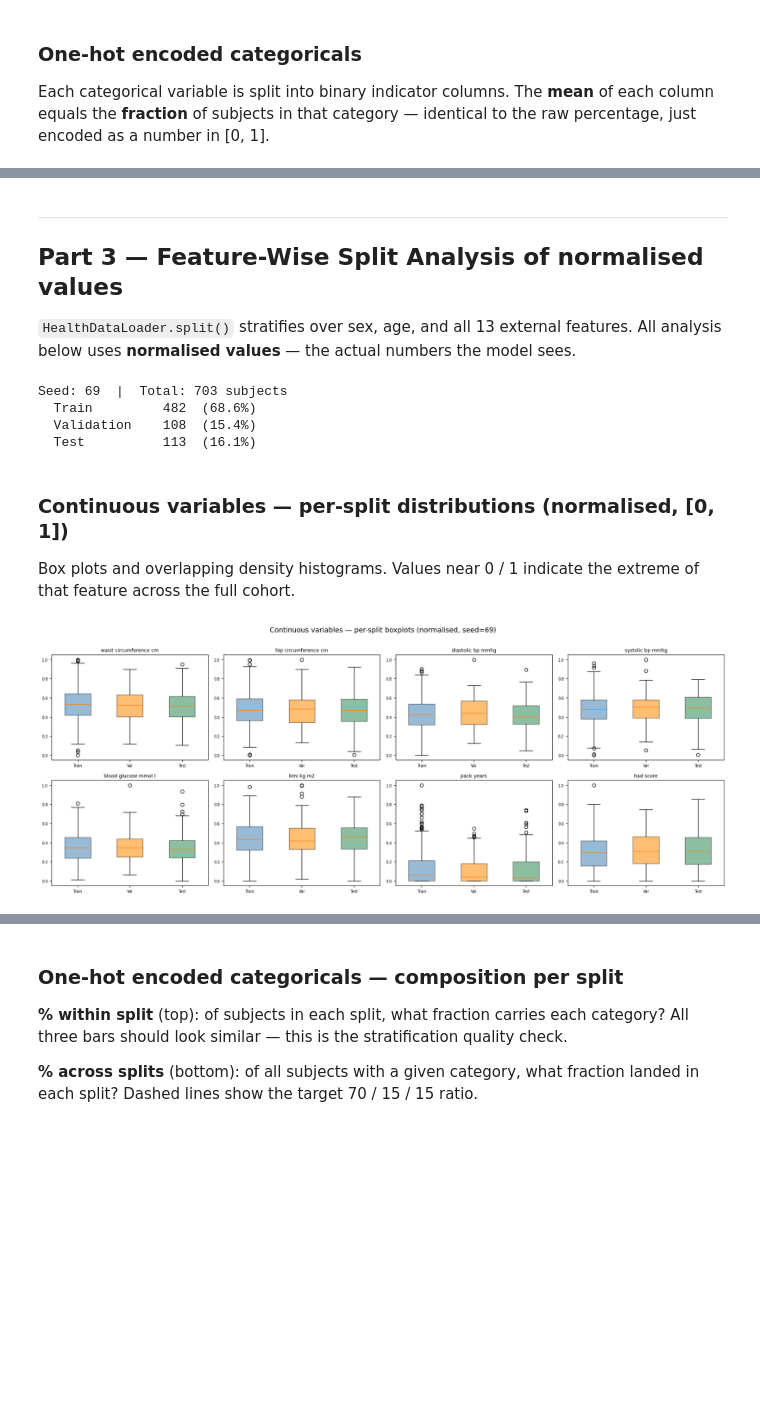
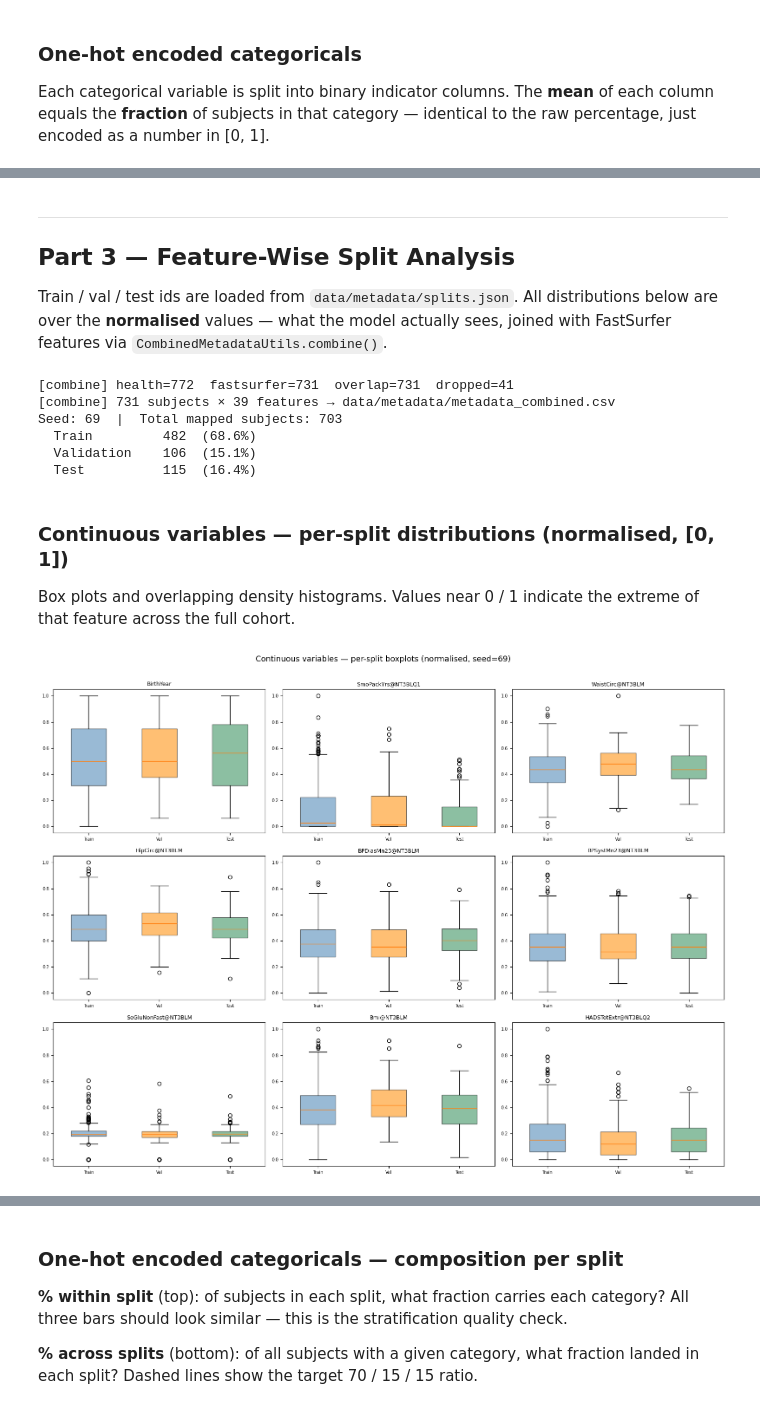
Before and after one commit to flippi321/NTNU-Master-project, a Jupyter notebook: feature_split_analysis.ipynb, the cells around one changed output, grey strips where cells are left out. Saved outputs shown, nothing was run; the diff lists cells and outputs as text; code cells hidden in the pictures; blank space fills up the shorter version.

```diff
--- a/feature_split_analysis.ipynb
+++ b/feature_split_analysis.ipynb
@@ -335,31 +366,30 @@ fig, axes = plt.subplots(2, n_cats, figsize=(20, 7))
 
 for col_i, cat in enumerate(CATEGORICAL):
     ohe_cols = ohe_groups[cat]
-    labels   = [c.replace(cat + '_','').replace('_',' ') for c in ohe_cols]
-    raw_vc   = raw[cat].value_counts().sort_index()
+    labels   = [c.replace(cat + '_','') for c in ohe_cols]
+    raw_vc   = raw[cat].dropna().value_counts().sort_index()
     means    = norm[ohe_cols].mean().values
-    counts   = means * n_subj  # fraction -> count, matches raw y-axis
+    counts   = means * n_subj
 
-    # Top row: raw counts
     ax_top = axes[0, col_i]
     ax_top.bar(range(len(raw_vc)), raw_vc.values, color='steelblue', alpha=0.85)
     ax_top.set_xticks(range(len(raw_vc)))
-    ax_top.set_xticklabels([str(v).replace('_',' ') for v in raw_vc.index],
+    ax_top.set_xticklabels([str(v) for v in raw_vc.index],
                             rotation=30, ha='right', fontsize=7)
-    ax_top.set_title(cat.replace('_',' '), fontsize=9)
+    ax_top.set_title(cat, fontsize=9)
     ax_top.set_ylabel('Count', fontsize=8)
+    raw_total = raw_vc.sum()
     for i, v in enumerate(raw_vc.values):
-        ax_top.text(i, v + n_subj*0.01, f'{v/n_subj*100:.0f}%',
+        ax_top.text(i, v + raw_total*0.01, f'{v/raw_total*100:.0f}%',
                     ha='center', va='bottom', fontsize=7)
 
-    # Bottom row: same count scale derived from OHE means
     ax_bot = axes[1, col_i]
     bars = ax_bot.bar(range(len(labels)), counts,
                       color=plt.cm.Set2.colors[:len(labels)], alpha=0.9)
     ax_bot.set_xticks(range(len(labels)))
     ax_bot.set_xticklabels(labels, rotation=30, ha='right', fontsize=7)
     ax_bot.set_ylabel('Count (from OHE)', fontsize=8)
-    ax_bot.set_ylim(0, ax_top.get_ylim()[1])  # match raw y-axis
+    ax_bot.set_ylim(0, ax_top.get_ylim()[1])
     for bar, c_val, m in zip(bars, counts, means):
         ax_bot.text(bar.get_x() + bar.get_width()/2, c_val + n_subj*0.01,
                     f'{m*100:.0f}%', ha='center', va='bottom', fontsize=7)
@@ -409,58 +433,68 @@ One-hot column statistics (mean = fraction, std reflects imbalance)
 # %% [markdown]
 ---
-## Part 3 — Feature-Wise Split Analysis of normalised values
+## Part 3 — Feature-Wise Split Analysis
 
-`HealthDataLoader.split()` stratifies over sex, age, and all 13 external features.
-All analysis below uses **normalised values** — the actual numbers the model sees.
+Train / val / test ids are loaded from `data/metadata/splits.json`. All distributions below
+are over the **normalised** values — what the model actually sees, joined with FastSurfer
+features via `CombinedMetadataUtils.combine()`.
 # %%
-meta_loader = HealthDataLoader(external_features=True)
-train_ids, val_ids, test_ids = meta_loader.split(
-    train_split=TRAIN_SPLIT, val_split=VAL_SPLIT, seed=SEED
-)
+train_ids = [str(i).zfill(5) for i in _splits['train']]
+val_ids   = [str(i).zfill(5) for i in _splits['val']]
+test_ids  = [str(i).zfill(5) for i in _splits['test']]
+
+# Load combined dataset via CombinedMetadataUtils (merges health + fastsurfer normalized data)
+loader = CombinedMetadataUtils()
+loader.combine(overwrite=True)  # rebuild from current normalized CSVs
+combined = pd.read_csv(loader.csv_path, dtype={'hunt_id': str})
+combined['hunt_id'] = combined['hunt_id'].astype(str).str.zfill(5)
 
 id_to_split = {}
 id_to_split.update({i: 'Train'      for i in train_ids})
 id_to_split.update({i: 'Validation' for i in val_ids})
 id_to_split.update({i: 'Test'       for i in test_ids})
 
-# Attach split labels to normalised dataframe
-norm['hunt_id'] = norm['MR_HUNT_ID'].astype(str).str[-5:]
-norm_s = norm.copy()
+norm_s = combined.copy()
 norm_s['split'] = norm_s['hunt_id'].map(id_to_split)
 norm_s = norm_s.dropna(subset=['split'])
 norm_s['split'] = pd.Categorical(norm_s['split'],
                                   categories=SPLIT_NAMES, ordered=True)
 
 totals = norm_s['split'].value_counts().sort_index()
-print(f"Seed: {SEED}  |  Total: {len(norm_s)} subjects")
+print(f"Seed: {SEED}  |  Total mapped subjects: {len(norm_s)}")
 for name, n in totals.items():
     print(f"  {name:<12} {n:>4}  ({n/len(norm_s)*100:.1f}%)")
 # %% [output]
-Seed: 69  |  Total: 703 subjects
+[combine] health=772  fastsurfer=731  overlap=731  dropped=41
+[combine] 731 subjects × 39 features → data/metadata/metadata_combined.csv
+Seed: 69  |  Total mapped subjects: 703
   Train         482  (68.6%)
-  Validation    108  (15.4%)
-  Test          113  (16.1%)
+  Validation    106  (15.1%)
+  Test          115  (16.4%)
 # %% [markdown]
 ### Continuous variables — per-split distributions (normalised, [0, 1])
 
 Box plots and overlapping density histograms. Values near 0 / 1 indicate the extreme of that feature across the full cohort.
 # %%
-fig, axes = plt.subplots(2, 4, figsize=(18, 7))
+ncols = 3
+nrows = (len(CONTINUOUS) + ncols - 1) // ncols
+fig, axes = plt.subplots(nrows, ncols, figsize=(16, 4 * nrows))
 for ax, col in zip(axes.flat, CONTINUOUS):
     data_by_split = [norm_s[norm_s['split']==s][col].dropna() for s in SPLIT_NAMES]
     bp = ax.boxplot(data_by_split, tick_labels=['Train','Val','Test'],
                     patch_artist=True, widths=0.5)
     for patch, color in zip(bp['boxes'], SPLIT_COLORS):
         patch.set_facecolor(color); patch.set_alpha(0.55)
     ax.set_ylim(-0.05, 1.05)
-    ax.set_title(col.replace('_',' '), fontsize=9)
+    ax.set_title(col, fontsize=9)
     ax.tick_params(labelsize=7)
+for ax in axes.flat[len(CONTINUOUS):]:
+    ax.set_visible(False)
 plt.suptitle(f'Continuous variables — per-split boxplots (normalised, seed={SEED})',
              fontsize=13, y=1.01)
 plt.tight_layout()
 plt.show()
 # %% [output]
-[figure, old version]
+[figure, new version]
 # %%
 legend_handles = [Line2D([0],[0], color=c, lw=10, alpha=0.5, label=s)
                   for s, c in zip(SPLIT_NAMES, SPLIT_COLORS)]
```
Also changed, not shown: parts of 21 cells of this notebook.
